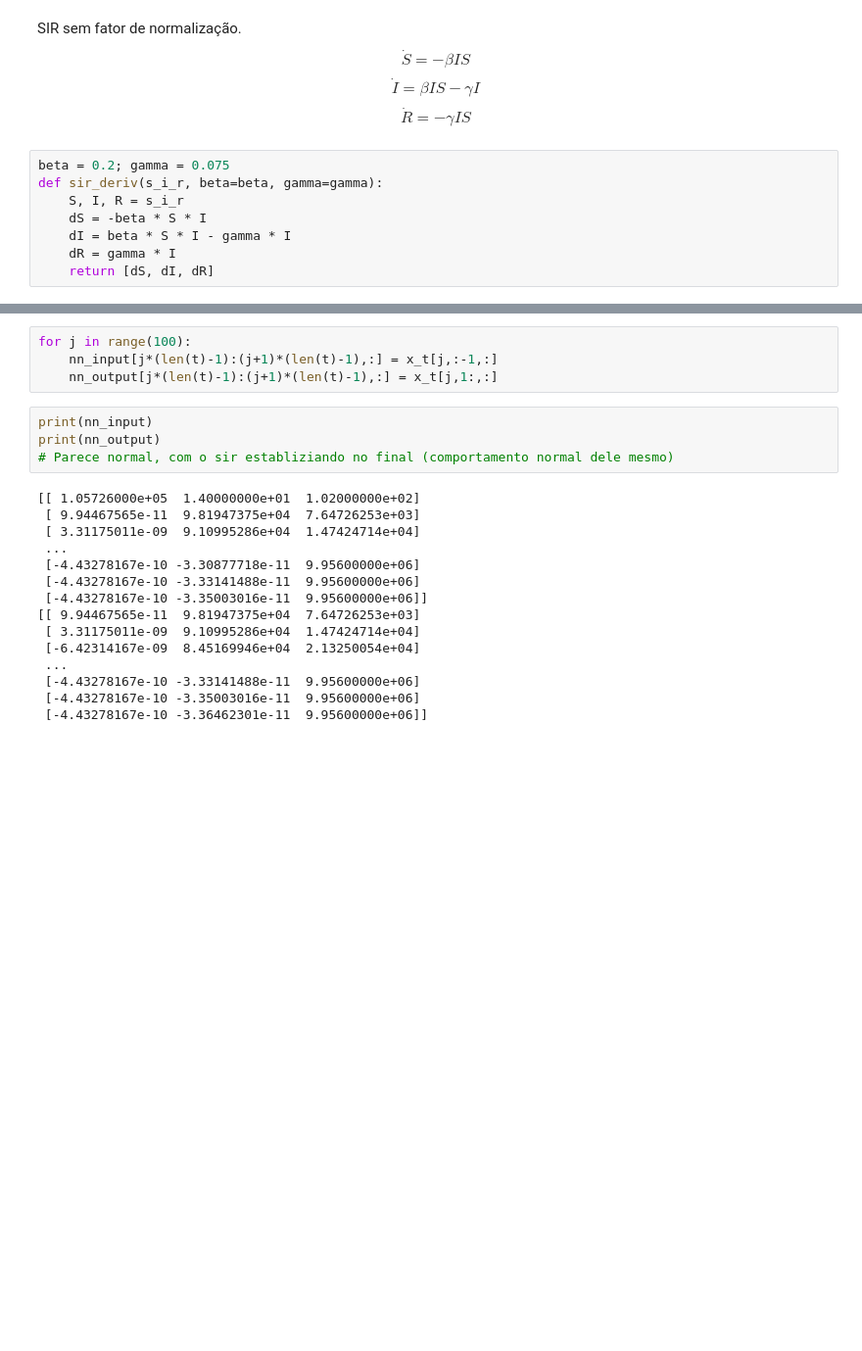
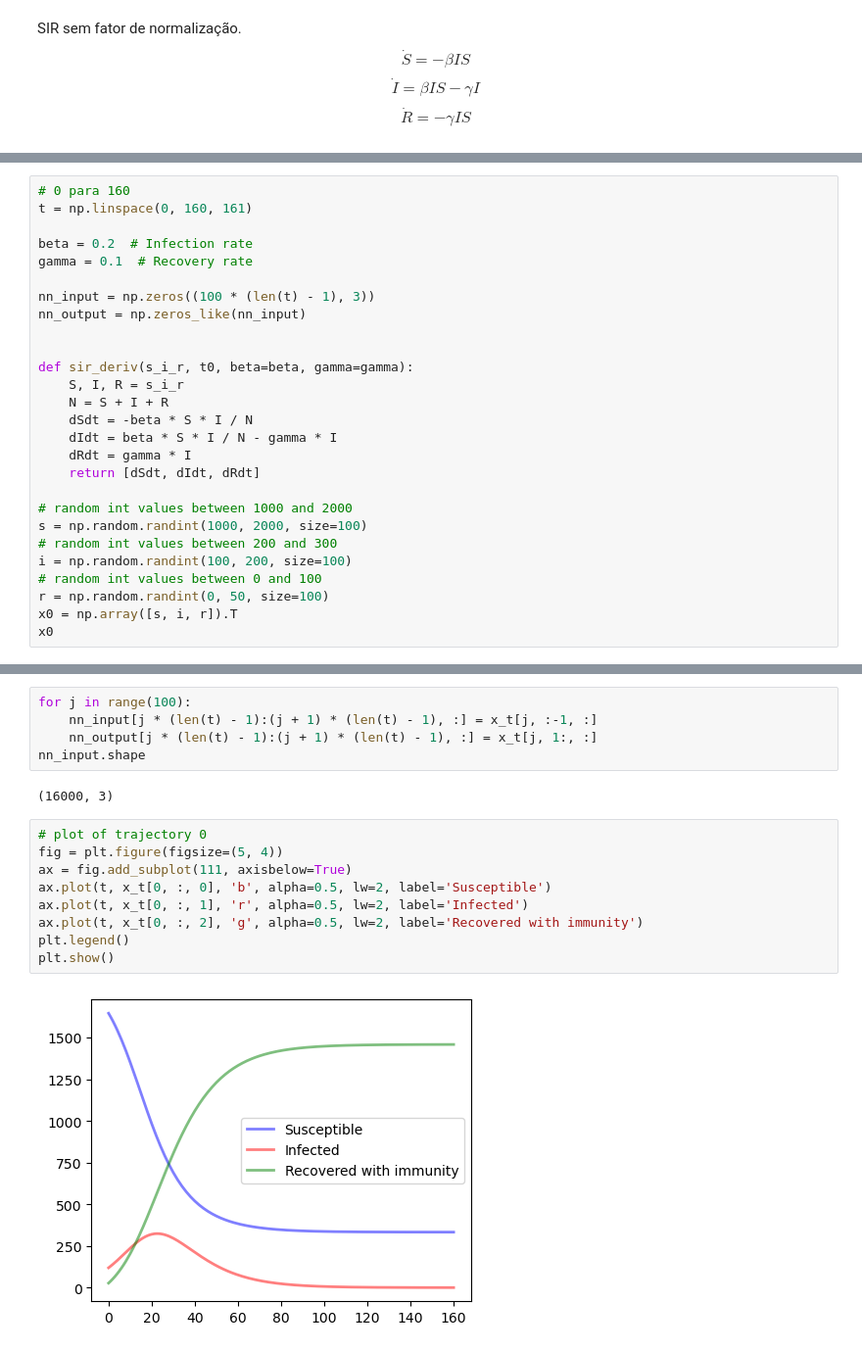
Before and after one commit to Salies/data-driven-des, a Jupyter notebook: sir.ipynb, the cells around one changed output, grey strips where cells are left out. Shown: that part at 98% size. Cells and saved outputs as stored; diff of their text form; blank space fills up the shorter version.

```diff
--- a/sir.ipynb
+++ b/sir.ipynb
@@ -121,11 +13,3 @@ SIR sem fator de normalização.
 $$\ \dot{S} = - \beta I S$$
 $$\ \dot{I} = \beta I S - \gamma I$$
 $$\ \dot{R} = - \gamma I S$$
-# %%
-beta = 0.2; gamma = 0.075
-def sir_deriv(s_i_r, beta=beta, gamma=gamma):
-    S, I, R = s_i_r
-    dS = -beta * S * I
-    dI = beta * S * I - gamma * I
-    dR = gamma * I
-    return [dS, dI, dR]
@@ -145,0 +16,27 @@ nn_output = np.zeros_like(nn_input)
+# %%
+# 0 para 160
+t = np.linspace(0, 160, 161)
+
+beta = 0.2  # Infection rate
+gamma = 0.1  # Recovery rate
+
+nn_input = np.zeros((100 * (len(t) - 1), 3))
+nn_output = np.zeros_like(nn_input)
+
+
+def sir_deriv(s_i_r, t0, beta=beta, gamma=gamma):
+    S, I, R = s_i_r
+    N = S + I + R
+    dSdt = -beta * S * I / N
+    dIdt = beta * S * I / N - gamma * I
+    dRdt = gamma * I
+    return [dSdt, dIdt, dRdt]
+
+# random int values between 1000 and 2000
+s = np.random.randint(1000, 2000, size=100)
+# random int values between 200 and 300
+i = np.random.randint(100, 200, size=100)
+# random int values between 0 and 100
+r = np.random.randint(0, 50, size=100)
+x0 = np.array([s, i, r]).T
+x0
@@ -156,23 +66,18 @@ x_t = np.asarray([integrate.odeint(sir_deriv, x0_j, t) for x0_j in x0])
 # %%
 for j in range(100):
-    nn_input[j*(len(t)-1):(j+1)*(len(t)-1),:] = x_t[j,:-1,:]
-    nn_output[j*(len(t)-1):(j+1)*(len(t)-1),:] = x_t[j,1:,:]
+    nn_input[j * (len(t) - 1):(j + 1) * (len(t) - 1), :] = x_t[j, :-1, :]
+    nn_output[j * (len(t) - 1):(j + 1) * (len(t) - 1), :] = x_t[j, 1:, :]
+nn_input.shape
+# %% [output]
+(16000, 3)
-# %%
-print(nn_input)
-print(nn_output)
-# Parece normal, com o sir establiziando no final (comportamento normal dele mesmo)
-# %% [output]
-[[ 1.05726000e+05  1.40000000e+01  1.02000000e+02]
- [ 9.94467565e-11  9.81947375e+04  7.64726253e+03]
- [ 3.31175011e-09  9.10995286e+04  1.47424714e+04]
- ...
- [-4.43278167e-10 -3.30877718e-11  9.95600000e+06]
- [-4.43278167e-10 -3.33141488e-11  9.95600000e+06]
- [-4.43278167e-10 -3.35003016e-11  9.95600000e+06]]
-[[ 9.94467565e-11  9.81947375e+04  7.64726253e+03]
- [ 3.31175011e-09  9.10995286e+04  1.47424714e+04]
- [-6.42314167e-09  8.45169946e+04  2.13250054e+04]
- ...
- [-4.43278167e-10 -3.33141488e-11  9.95600000e+06]
- [-4.43278167e-10 -3.35003016e-11  9.95600000e+06]
- [-4.43278167e-10 -3.36462301e-11  9.95600000e+06]]
+# %%
+# plot of trajectory 0
+fig = plt.figure(figsize=(5, 4))
+ax = fig.add_subplot(111, axisbelow=True)
+ax.plot(t, x_t[0, :, 0], 'b', alpha=0.5, lw=2, label='Susceptible')
+ax.plot(t, x_t[0, :, 1], 'r', alpha=0.5, lw=2, label='Infected')
+ax.plot(t, x_t[0, :, 2], 'g', alpha=0.5, lw=2, label='Recovered with immunity')
+plt.legend()
+plt.show()
+# %% [output]
+[figure, added]
```
Also changed, not shown: parts of 30 cells of this notebook, 2 other files.
